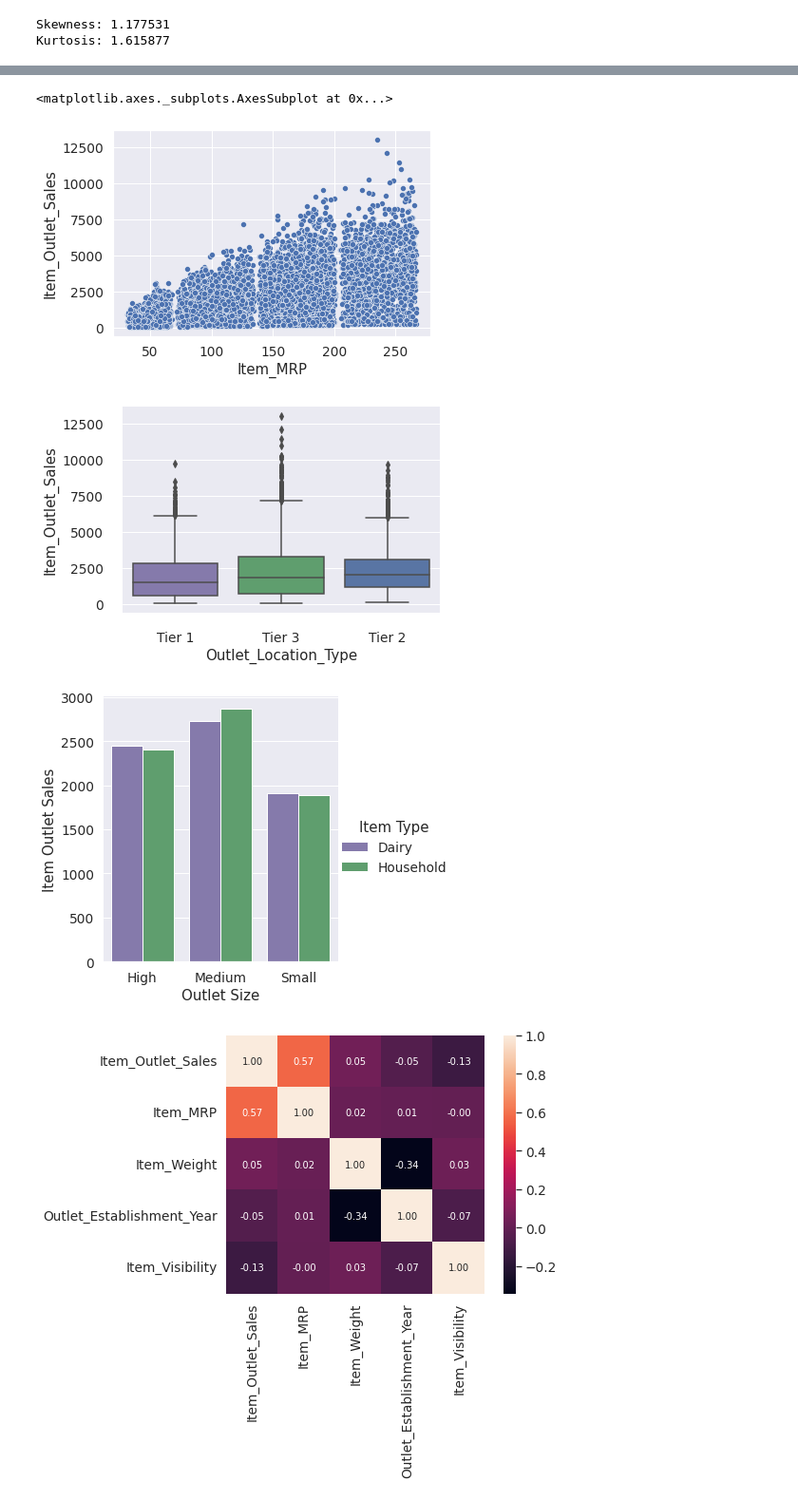
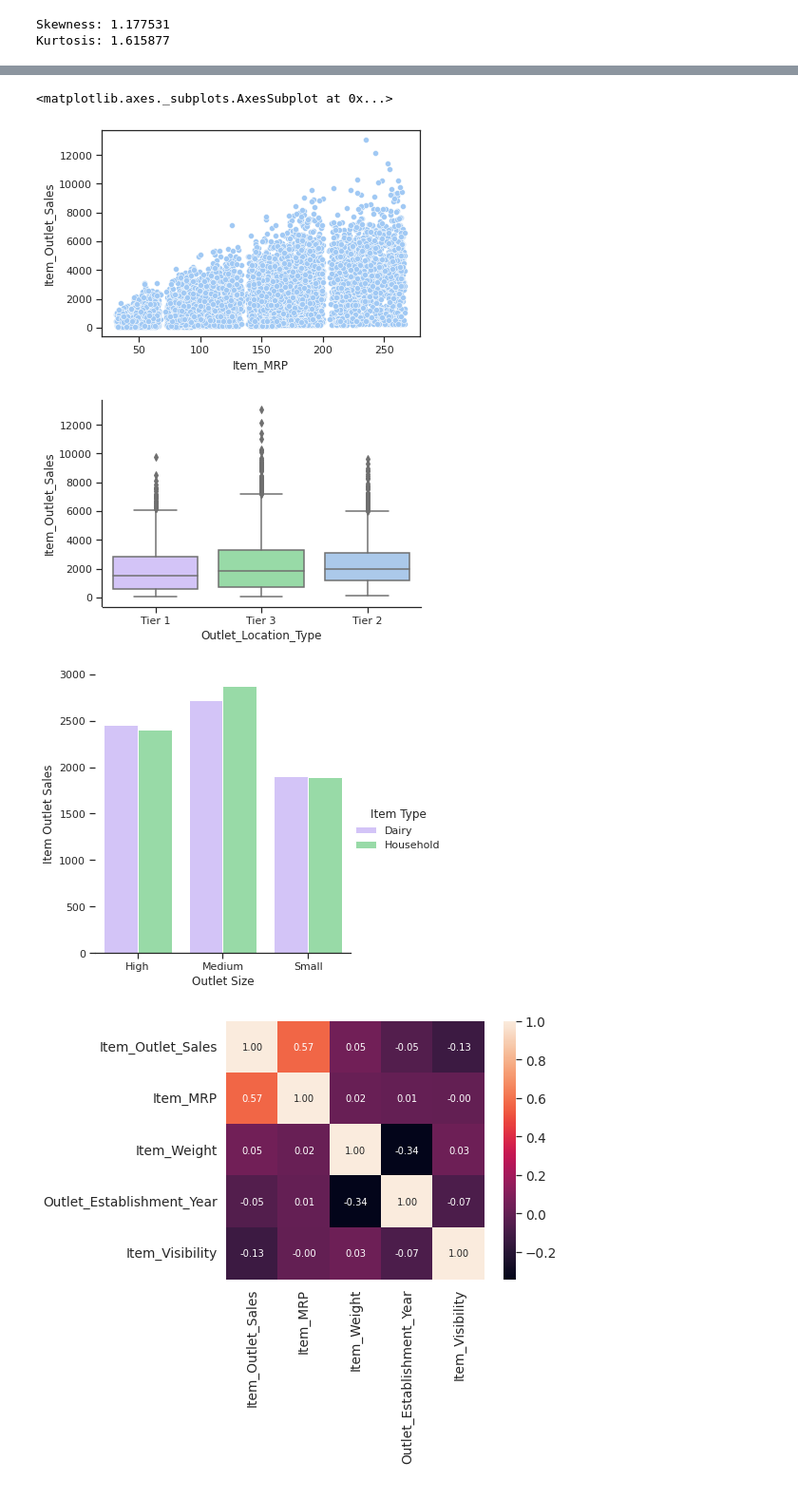
Before and after one commit to LuisaUpegui/sales_predictions-, a Jupyter notebook: sales_predictions.ipynb, the cells around one changed output, grey strips where cells are left out. Shown: that part at 95% size. Drawn from its saved outputs; the diff is of its cells as text; code cells hidden in the pictures.

```diff
--- a/sales_predictions.ipynb
+++ b/sales_predictions.ipynb
@@ -261,6 +262,8 @@ fil = fil.reset_index()
 # Promedio de ventas dado el tipo de locación
 # Este gráfico muestra como el tipo de locacion Tier dos vende en promedio más
 # que los otros dos, siendo Tier 1 el que vende menos.
+sns.set_theme(style="ticks", palette="pastel")
+
 sns.barplot(data=fil, x='Outlet_Location_Type', y="Item_Outlet_Sales", palette=["m", "g",'b'])
 # %% [output]
 <matplotlib.axes._subplots.AxesSubplot at 0x...>
@@ -274,6 +277,8 @@ fil2 = fil2.reset_index()
 # En este podemos ver que el número de ventas promedio en la tienda de tamaño medio
 # es mayor con respecto a los otros dos siendo Small el tamaño de tienda
 # el cual tiene el promedio de ventas más bajo
+sns.set_theme(style="ticks", palette="pastel")
+
 sns.barplot(data=fil2, x='Outlet_Size', y="Item_Outlet_Sales",palette=["m", "g",'b'])
 # %% [output]
 <matplotlib.axes._subplots.AxesSubplot at 0x...>
@@ -281,21 +286,25 @@ sns.barplot(data=fil2, x='Outlet_Size', y="Item_Outlet_Sales",palette=["m", "g",
 # %%
 ## La variable Item_MRP parece tener relacion con la variable a predecir, lo que sugiere que puede ser de gran importancia
 # en la clasificación. Sin embargo la relacion no es del todo lineal y esto se debe a que hay presencia de outliers
+sns.set_theme(style="ticks", palette="pastel")
+
 sns.scatterplot(data=df, x="Item_MRP", y="Item_Outlet_Sales")
 # %% [output]
 <matplotlib.axes._subplots.AxesSubplot at 0x...>
-[figure, old version]
+[figure, new version]
 # %%
 ## Este gráfico de box plot nos permite observar el a mayor tipo de area  las ventas de los productos
 # toman valores mayores, ademas la distribucion de los valores en el tier 3 es mayor que en los otros tier
 # otra de las cosas que se puede observar es que para las tres categorias de tier hay outliers.
 
+sns.set_theme(style="ticks", palette="pastel")
+
 sns.boxplot(x="Outlet_Location_Type", y="Item_Outlet_Sales",
            palette=["m", "g",'b'],
             data=df)
-sns.despine(offset=10, trim=True)
+sns.despine(offset=1, trim= False)
 # %% [output]
-[figure, old version]
+[figure, new version]
 # %%
 temp = df.reset_index().groupby(['Item_Type', 'Outlet_Size'])['Item_Outlet_Sales'].mean()
 # %%
@@ -305,17 +314,18 @@ Filter=(temp[(temp.Item_Type=='Household') | (temp.Item_Type=='Dairy')])
 # %%
 # Barplot anidado:  Ventas de Dairy y House hold dado el tamaño de la tienda
 # Este gráfico muestra como las ventas de ambos productos son mayores en las tiendas con tamaño medio
 # y como en las tiendas de tamaño pequeño la venta de los productos disminuye.
+sns.set_theme(style="ticks", palette="pastel")
 
 g = sns.catplot(
     data= Filter , kind="bar",
     x="Outlet_Size", y="Item_Outlet_Sales", hue="Item_Type", palette=["m", "g"]
 )
 g.despine(left=True)
 g.set_axis_labels("Outlet Size", "Item Outlet Sales")
 g.legend.set_title("Item Type")
 # %% [output]
-[figure, old version]
+[figure, new version]
 # %%
 #¿Que tan correlacionados estan los datos ?
 # %%
```
Also changed, not shown: parts of 4 cells of this notebook.
